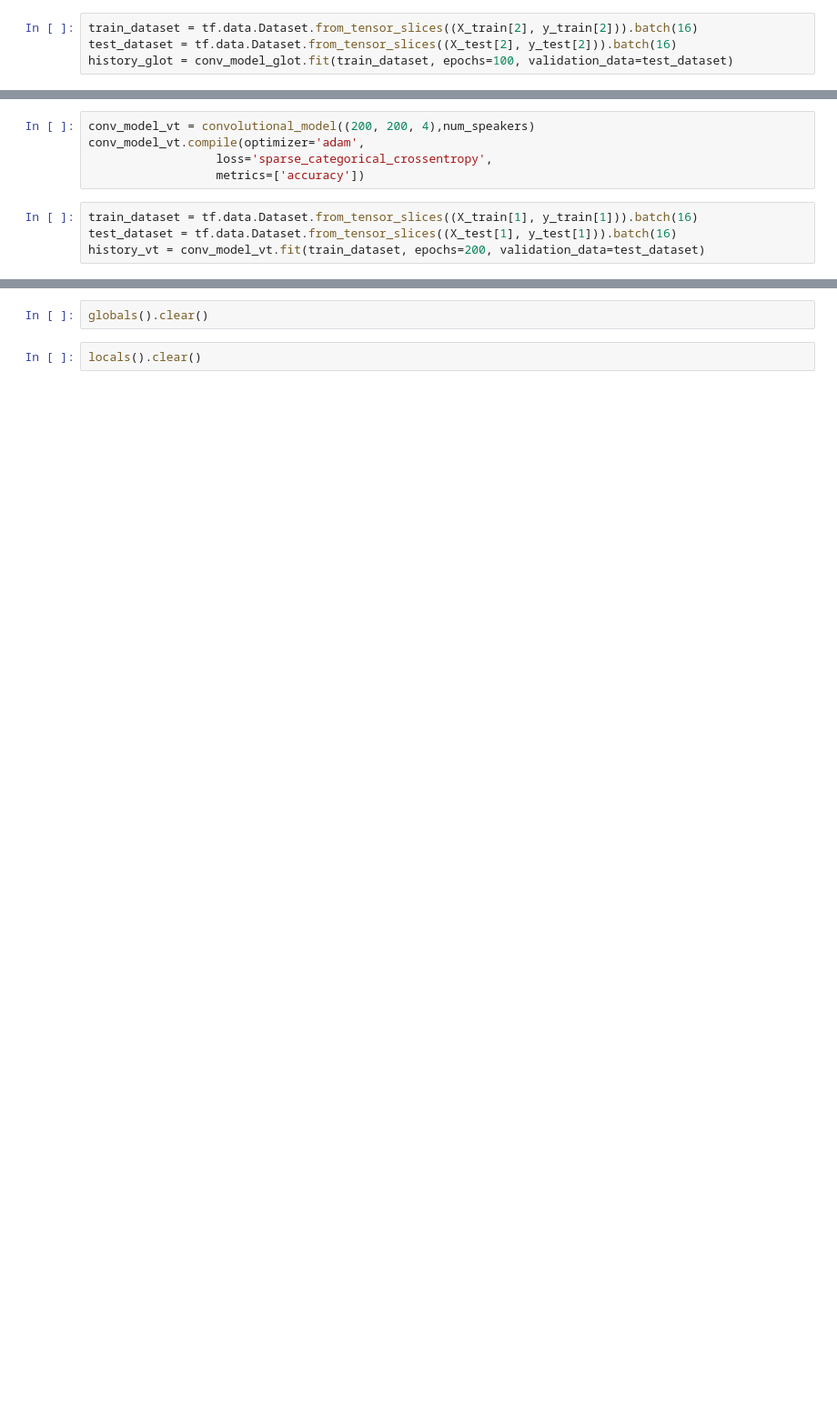
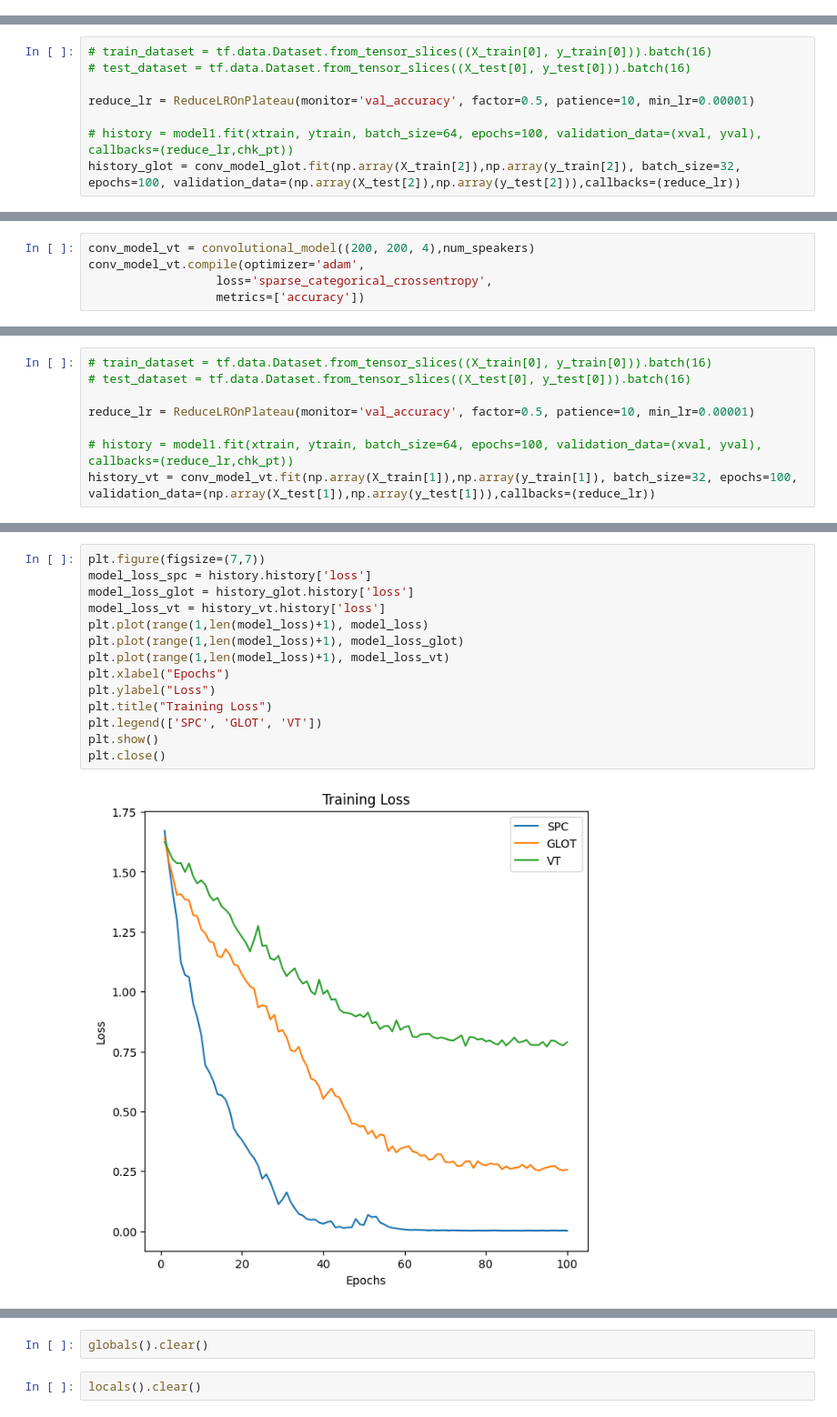
Before and after one commit to SRI2024-Voice-Biometric/Feature-Extraction, a Jupyter notebook: spectrogram-extraction.ipynb, the cells around one changed output, grey strips where cells are left out. Shown at 91% size. Cells and saved outputs as stored; diff of their text form; blank space fills up the shorter version.

```diff
--- a/spectrogram-extraction.ipynb
+++ b/spectrogram-extraction.ipynb
@@ -312,7 +360,3 @@ conv_model_glot = convolutional_model((200, 200, 4),num_speakers)
 conv_model_glot.compile(optimizer='adam',
                   loss='sparse_categorical_crossentropy',
                   metrics=['accuracy'])
-# %%
-train_dataset = tf.data.Dataset.from_tensor_slices((X_train[2], y_train[2])).batch(16)
-test_dataset = tf.data.Dataset.from_tensor_slices((X_test[2], y_test[2])).batch(16)
-history_glot = conv_model_glot.fit(train_dataset, epochs=100, validation_data=test_dataset)
@@ -345,0 +363,8 @@ Epoch 100/100
+# %%
+# train_dataset = tf.data.Dataset.from_tensor_slices((X_train[0], y_train[0])).batch(16)
+# test_dataset = tf.data.Dataset.from_tensor_slices((X_test[0], y_test[0])).batch(16)
+
+reduce_lr = ReduceLROnPlateau(monitor='val_accuracy', factor=0.5, patience=10, min_lr=0.00001)
+
+# history = model1.fit(xtrain, ytrain, batch_size=64, epochs=100, validation_data=(xval, yval), callbacks=(reduce_lr,chk_pt))
+history_glot = conv_model_glot.fit(np.array(X_train[2]),np.array(y_train[2]), batch_size=32, epochs=100, validation_data=(np.array(X_test[2]),np.array(y_test[2])),callbacks=(reduce_lr))
@@ -348,7 +400,3 @@ conv_model_vt = convolutional_model((200, 200, 4),num_speakers)
 conv_model_vt.compile(optimizer='adam',
                   loss='sparse_categorical_crossentropy',
                   metrics=['accuracy'])
-# %%
-train_dataset = tf.data.Dataset.from_tensor_slices((X_train[1], y_train[1])).batch(16)
-test_dataset = tf.data.Dataset.from_tensor_slices((X_test[1], y_test[1])).batch(16)
-history_vt = conv_model_vt.fit(train_dataset, epochs=200, validation_data=test_dataset)
@@ -382,0 +403,8 @@ Epoch 200/200
+# %%
+# train_dataset = tf.data.Dataset.from_tensor_slices((X_train[0], y_train[0])).batch(16)
+# test_dataset = tf.data.Dataset.from_tensor_slices((X_test[0], y_test[0])).batch(16)
+
+reduce_lr = ReduceLROnPlateau(monitor='val_accuracy', factor=0.5, patience=10, min_lr=0.00001)
+
+# history = model1.fit(xtrain, ytrain, batch_size=64, epochs=100, validation_data=(xval, yval), callbacks=(reduce_lr,chk_pt))
+history_vt = conv_model_vt.fit(np.array(X_train[1]),np.array(y_train[1]), batch_size=32, epochs=100, validation_data=(np.array(X_test[1]),np.array(y_test[1])),callbacks=(reduce_lr))
@@ -382,0 +438,16 @@ Epoch 200/200
+# %%
+plt.figure(figsize=(7,7))
+model_loss_spc = history.history['loss']
+model_loss_glot = history_glot.history['loss']
+model_loss_vt = history_vt.history['loss']
+plt.plot(range(1,len(model_loss)+1), model_loss)
+plt.plot(range(1,len(model_loss)+1), model_loss_glot)
+plt.plot(range(1,len(model_loss)+1), model_loss_vt)
+plt.xlabel("Epochs")
+plt.ylabel("Loss")
+plt.title("Training Loss")
+plt.legend(['SPC', 'GLOT', 'VT'])
+plt.show()
+plt.close()
+# %% [output]
+[figure, added]
```
Also changed, not shown: parts of 23 cells of this notebook.
